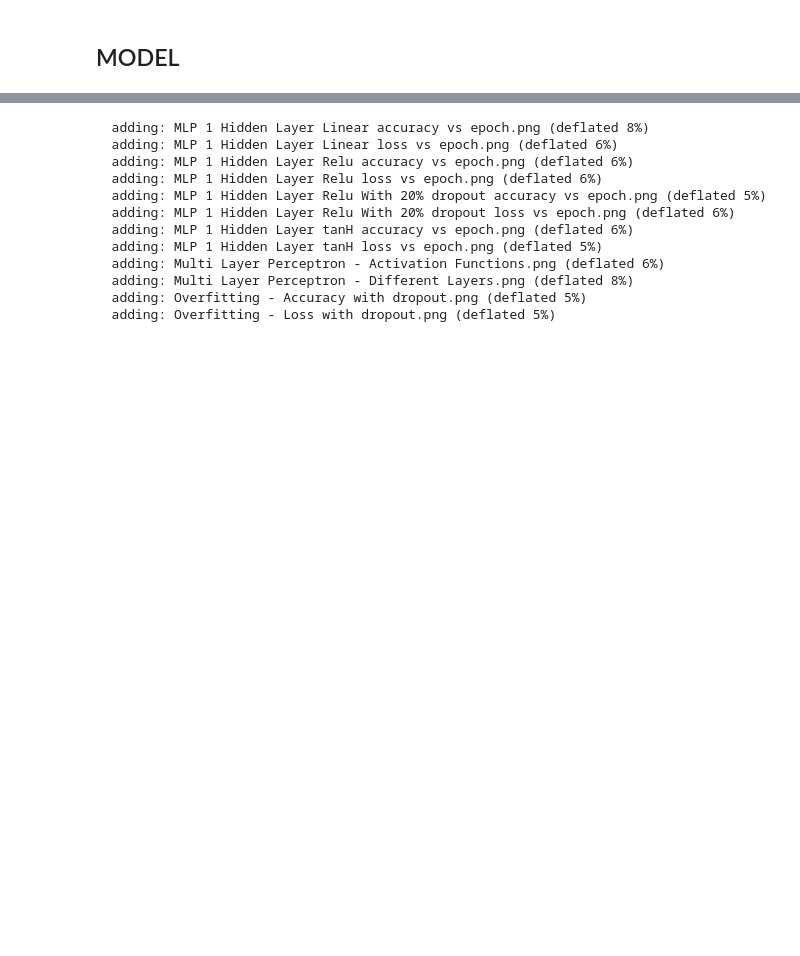
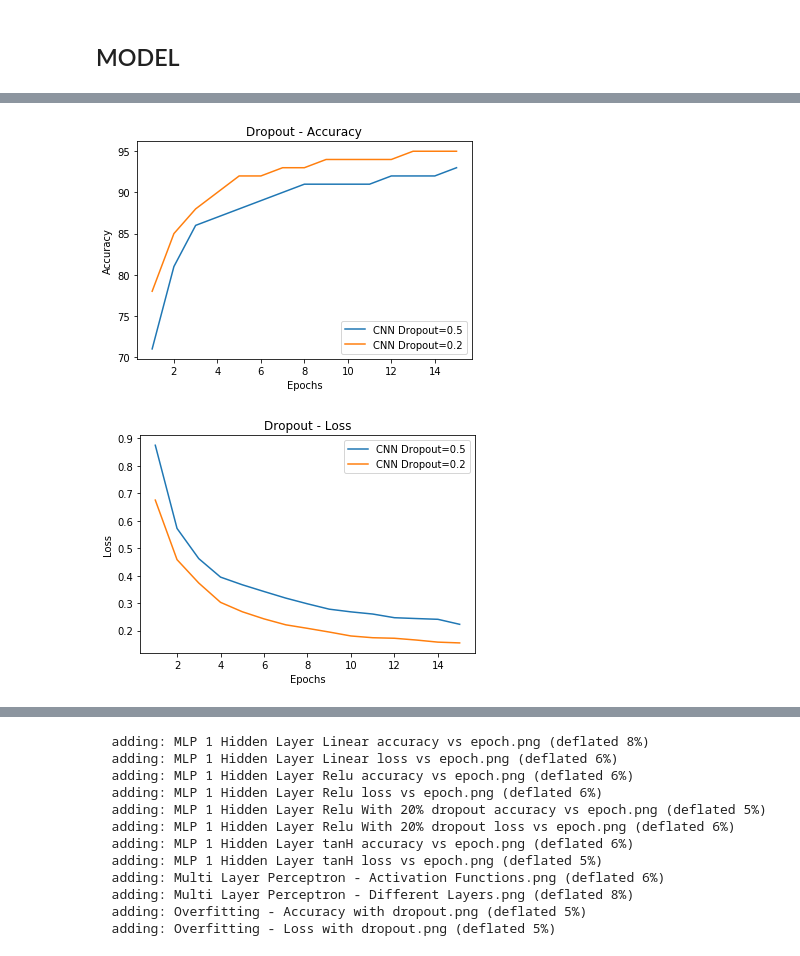
Before and after one commit to abhinavhinger12/CS574, a Jupyter notebook: mnist/MLP.ipynb, the cells around one changed output, grey strips where cells are left out. Saved outputs shown, nothing was run; the diff lists cells and outputs as text; code cells hidden in the pictures; blank space fills up the shorter version.

```diff
--- a/mnist/MLP.ipynb
+++ b/mnist/MLP.ipynb
@@ -282,3 +723,9 @@ dropouts.append(z)
+# %%
+        plot_losses(conv_dropout,'Dropout - Accuracy')
+        plot_losses(conv_dropout,'Dropout - Loss',loa=2)
+# %% [output]
+[figure, added]
+[figure, added]
 # %%
 # plot_losses(activation,'Multi Layer Perceptron - Activation Functions')
 # plot_losses(layers,'Multi Layer Perceptron - Different Layers')
```
Also changed, not shown: parts of 12 cells of this notebook, 2 other files.
